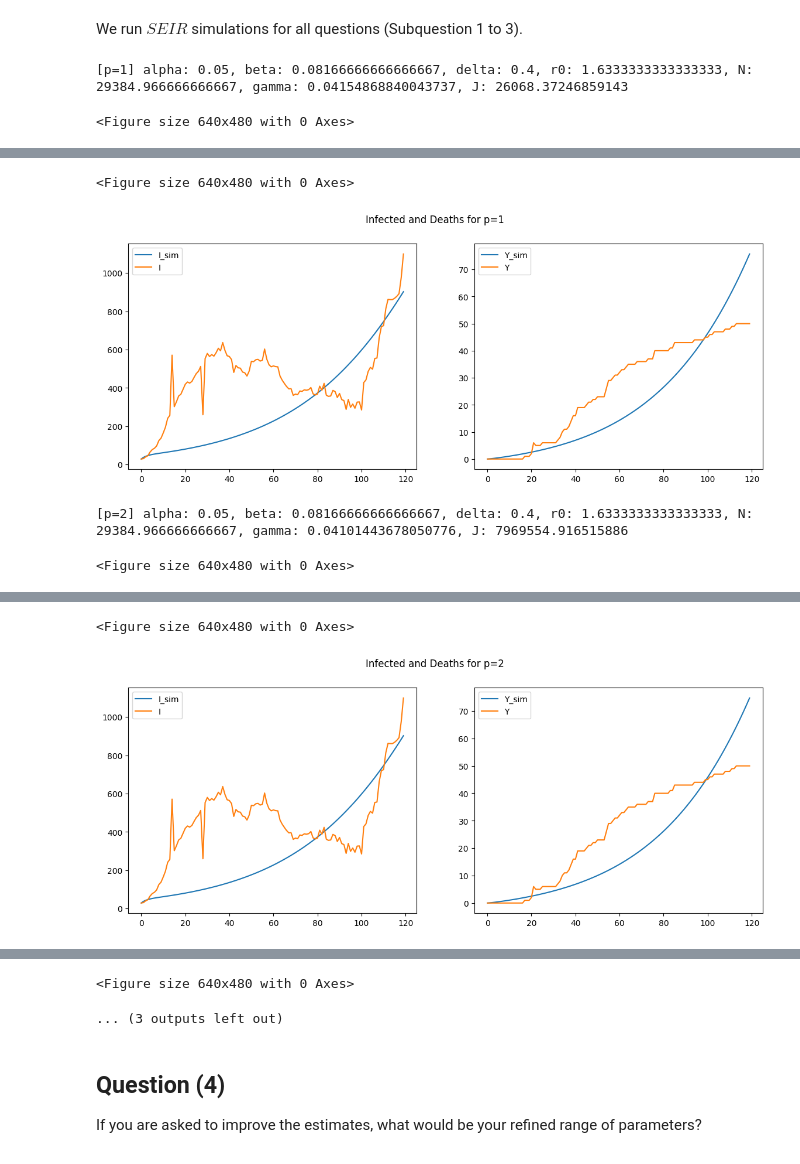
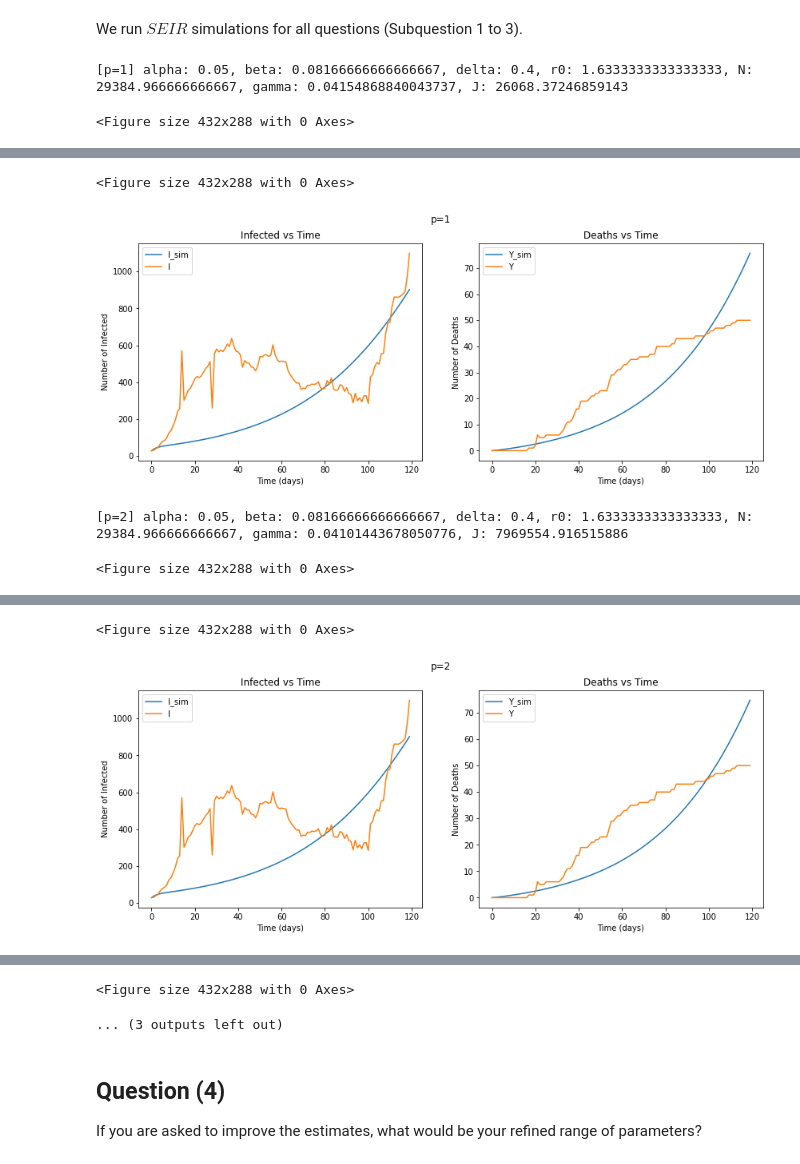
Before and after one commit to Ghostbrush/Epidemiology-Project-Analysis-of-S.F.-D.C.-COVID-Data, a Jupyter notebook: HW2.ipynb, the cells around one changed output, grey strips where cells are left out. Drawn from its saved outputs; the diff is of its cells as text; code cells hidden in the pictures.

Commit message:
update graph labels

```diff
--- a/HW2.ipynb
+++ b/HW2.ipynb
@@ -202,14 +202,14 @@ for p in ps:
     ax2.plot(I, label="I")
     ax2.legend()
     ax2.set_xlabel("Time (days)")
-    ax2.set_ylabel("Count")
+    ax2.set_ylabel("Number of Infected")
     ax2.set_title("Infected vs Time")
 
     ax3.plot(gamma * R_sim, label="Y_sim")
     ax3.plot(accumulated_deaths[:T_max+1], label="Y")
     ax3.legend()
     ax3.set_xlabel("Time (days)")
-    ax3.set_ylabel("Count")
+    ax3.set_ylabel("Number of Deaths")
     ax3.set_title("Deaths vs Time")
 
     plt.show()
@@ -330,8 +330,9 @@ for p in ps:
     fig, (ax1, ax2, ax3) = plt.subplots(1, 3, figsize=(20, 5))
     plt.suptitle(f"2D graphs for p={p}")
 
-    temp = ax1.scatter(all_results[:, 1], all_results[:, 2], c=all_results[:, 0])
-    ax1.scatter(alpha, beta, c="red", marker="x")
+    # temp = ax1.scatter(all_results[:, 1], all_results[:, 2], c=all_results[:, 0])
+    # ax1.scatter(alpha, beta, c="red", marker="x")
+    ax1.plot_surface(all_results[:, 1], all_results[:, 2], c=all_results[:, 0],cstride=1,rstride=1,cmap='viridis')
     ax1.set_xlabel("alpha")
     ax1.set_ylabel("beta")
     ax1.set_title("J vs alpha and beta")
@@ -343,39 +344,45 @@ for p in ps:
     ax2.set_ylabel("delta")
     ax2.set_title("J vs alpha and delta")
     fig.colorbar(temp, ax=ax2)
 
     temp = ax3.scatter(all_results[:, 2], all_results[:, 3], c=all_results[:, 0])
     ax3.scatter(beta, delta, c="red", marker="x")
     ax3.set_xlabel("beta")
     ax3.set_ylabel("delta")
     ax3.set_title("J vs beta and delta")
     fig.colorbar(temp, ax=ax3)
 
     plt.show()
 
     # Sub Question (3)
     S_sim, E_sim, I_sim, R_sim = SEIR_simulation((alpha, beta, delta, N))
 
     plt.figure()
     fig, (ax1, ax2) = plt.subplots(1, 2, figsize=(14, 5))
-    plt.suptitle(f"Infected and Deaths for p={p}")
+    plt.suptitle(f"p={p}")
 
     ax1.plot(I_sim, label="I_sim")
     ax1.plot(I, label="I")
+    ax1.set_xlabel("Time (days)")
+    ax1.set_ylabel("Number of Infected")
+    ax1.set_title("Infected vs Time")
     ax1.legend()
 
     ax2.plot(gamma * R_sim, label="Y_sim")
     ax2.plot(accumulated_deaths[:T_max+1], label="Y")
+    ax2.set_xlabel("Time (days)")
+    ax2.set_ylabel("Number of Deaths")
+    ax2.set_title("Deaths vs Time")
     ax2.legend()
     plt.show()
 # %% [output]
 [p=1] alpha: 0.05, beta: 0.08166666666666667, delta: 0.4, r0: 1.6333333333333333, N: 29384.966666666667, gamma: 0.04154868840043737, J: 26068.37246859143
-<Figure size 640x480 with 0 Axes>
+<Figure size 432x288 with 0 Axes>
 [figure]
-<Figure size 640x480 with 0 Axes>
+<Figure size 432x288 with 0 Axes>
-[figure, old version]
+[figure, new version]
 [p=2] alpha: 0.05, beta: 0.08166666666666667, delta: 0.4, r0: 1.6333333333333333, N: 29384.966666666667, gamma: 0.04101443678050776, J: 7969554.916515886
-<Figure size 640x480 with 0 Axes>
+<Figure size 432x288 with 0 Axes>
 [figure]
-<Figure size 640x480 with 0 Axes>
+<Figure size 432x288 with 0 Axes>
-[figure, old version]
+[figure, new version]
@@ -383,4 +390,4 @@ for p in ps:
-<Figure size 640x480 with 0 Axes>
+<Figure size 432x288 with 0 Axes>
 ... (3 outputs left out)
 # %% [markdown]
 ## Question (4)
```
Also changed, not shown: parts of 2 cells of this notebook.
